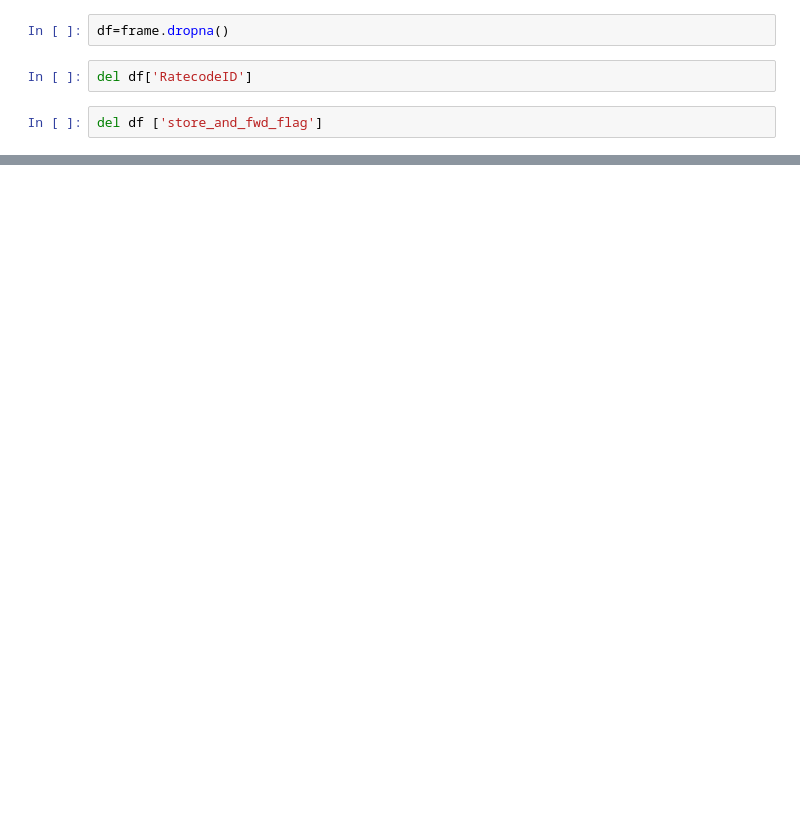
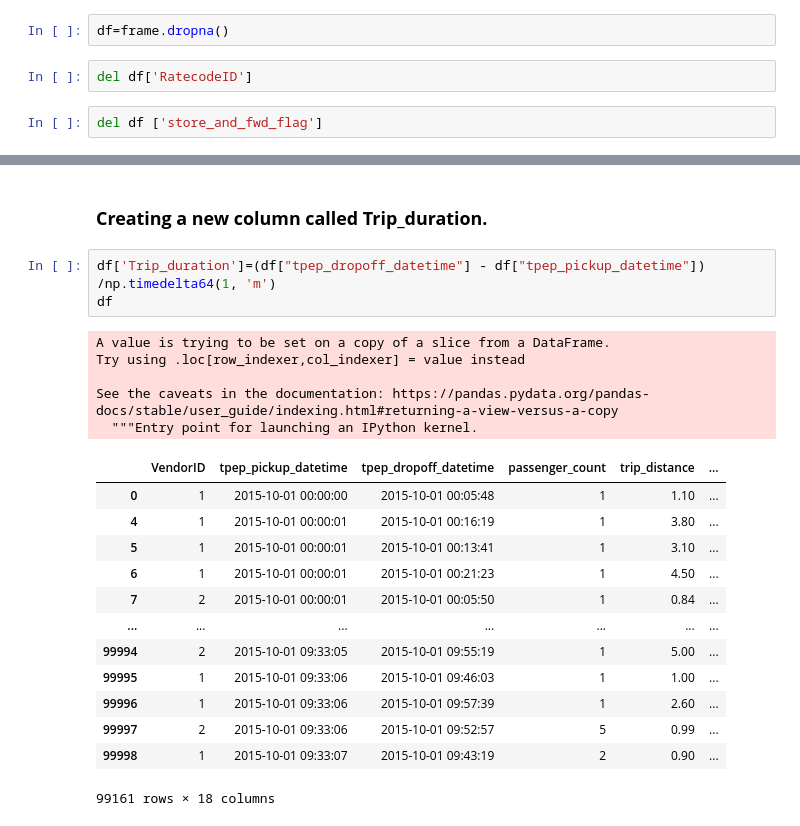
Before and after one commit to ddv246/DSBA-Project, a Jupyter notebook: Yellow_Taxi_Project.ipynb, the cells around one changed output, grey strips where cells are left out. Cells and saved outputs as stored; diff of their text form; blank space fills up the shorter version.

```diff
--- a/Yellow_Taxi_Project.ipynb
+++ b/Yellow_Taxi_Project.ipynb
@@ -72,0 +179,24 @@ df
+# %% [markdown]
+### **Creating a new column called Trip_duration.**
+# %%
+df['Trip_duration']=(df["tpep_dropoff_datetime"] - df["tpep_pickup_datetime"]) /np.timedelta64(1, 'm')
+df
+# %% [output]
+A value is trying to be set on a copy of a slice from a DataFrame.
+Try using .loc[row_indexer,col_indexer] = value instead
+
+See the caveats in the documentation: https://pandas.pydata.org/pandas-docs/stable/user_guide/indexing.html#returning-a-view-versus-a-copy
+  """Entry point for launching an IPython kernel.
+|  | VendorID | tpep_pickup_datetime | tpep_dropoff_datetime | passenger_count | trip_distance | ... |
+| 0 | 1 | 2015-10-01 00:00:00 | 2015-10-01 00:05:48 | 1 | 1.10 | ... |
+| 4 | 1 | 2015-10-01 00:00:01 | 2015-10-01 00:16:19 | 1 | 3.80 | ... |
+| 5 | 1 | 2015-10-01 00:00:01 | 2015-10-01 00:13:41 | 1 | 3.10 | ... |
+| 6 | 1 | 2015-10-01 00:00:01 | 2015-10-01 00:21:23 | 1 | 4.50 | ... |
+| 7 | 2 | 2015-10-01 00:00:01 | 2015-10-01 00:05:50 | 1 | 0.84 | ... |
+| ... | ... | ... | ... | ... | ... | ... |
+| 99994 | 2 | 2015-10-01 09:33:05 | 2015-10-01 09:55:19 | 1 | 5.00 | ... |
+| 99995 | 1 | 2015-10-01 09:33:06 | 2015-10-01 09:46:03 | 1 | 1.00 | ... |
+| 99996 | 1 | 2015-10-01 09:33:06 | 2015-10-01 09:57:39 | 1 | 2.60 | ... |
+| 99997 | 2 | 2015-10-01 09:33:06 | 2015-10-01 09:52:57 | 5 | 0.99 | ... |
+| 99998 | 1 | 2015-10-01 09:33:07 | 2015-10-01 09:43:19 | 2 | 0.90 | ... |
+99161 rows × 18 columns
```
Also changed, not shown: parts of 35 cells of this notebook.
